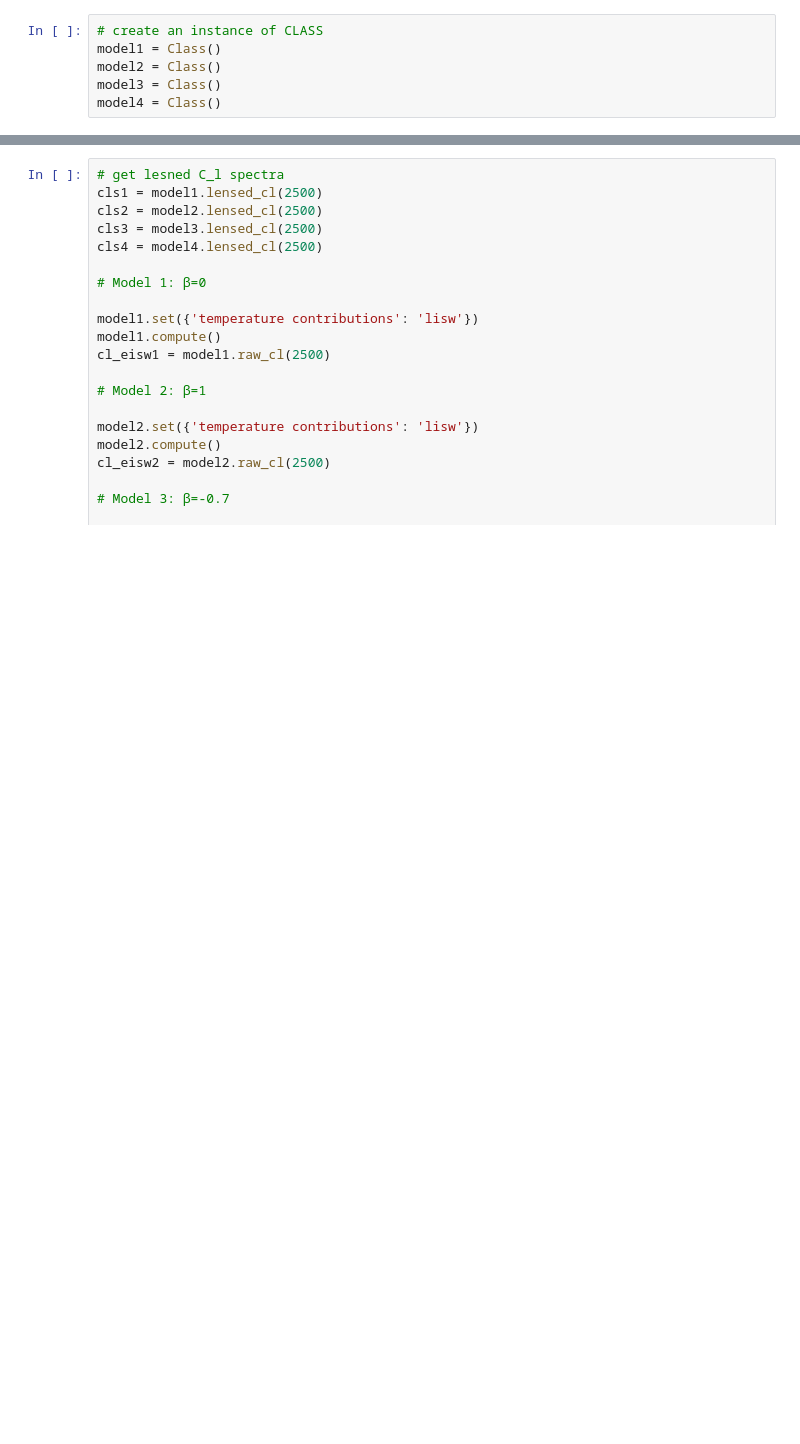
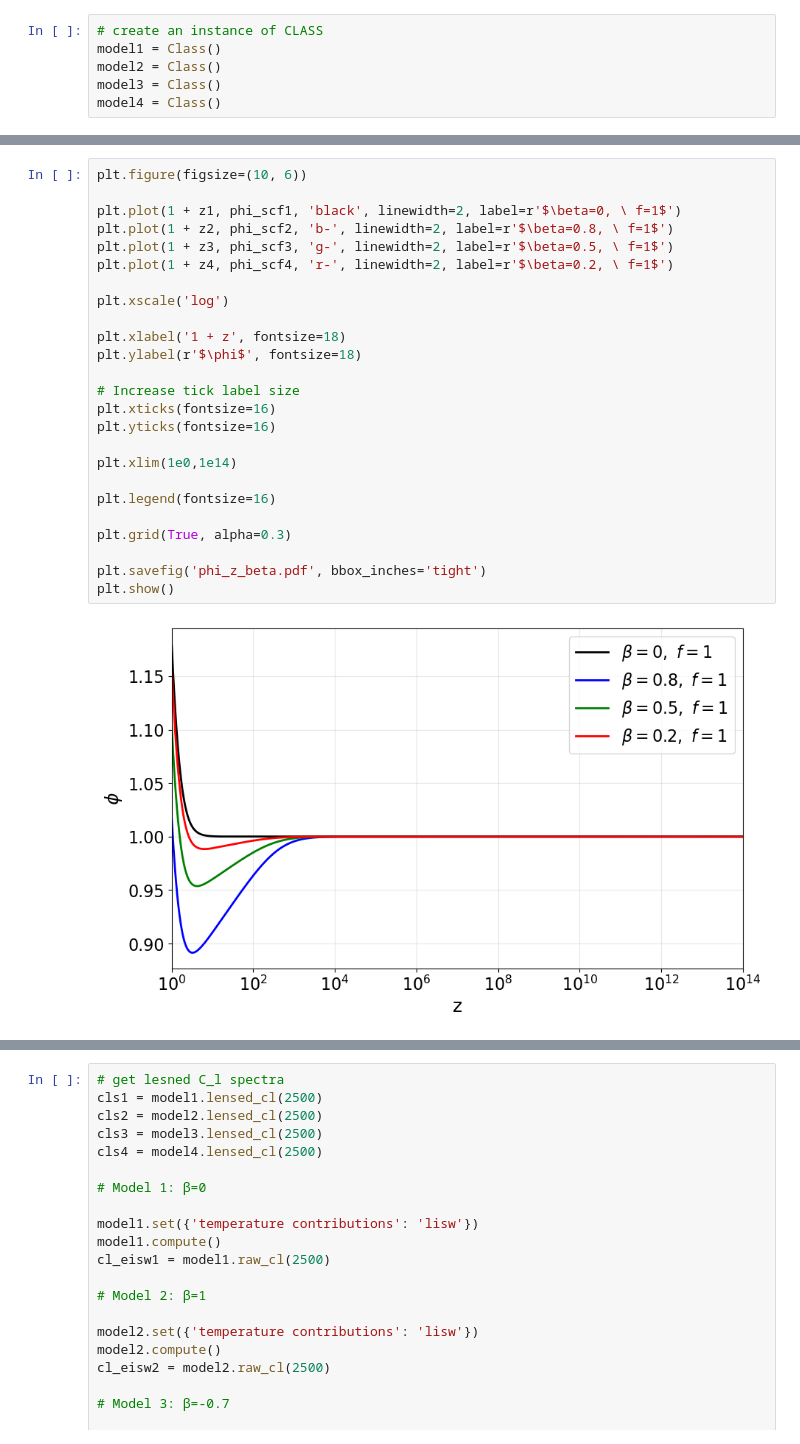
Before and after one commit to Gabriel-Rodrigues1/Class_MaVaN, a Jupyter notebook: class_mavan_pngb_phitoday/notebooks/class_mavan_plots_pngb.ipynb, the cells around one changed output, grey strips where cells are left out. Drawn from its saved outputs; the diff is of its cells as text; blank space fills up the shorter version.

```diff
--- a/class_mavan_pngb_phitoday/notebooks/class_mavan_plots_pngb.ipynb
+++ b/class_mavan_pngb_phitoday/notebooks/class_mavan_plots_pngb.ipynb
@@ -411,0 +428,27 @@ dict_keys(['z', 'proper time [Gyr]', 'conf. time [Mpc]', 'H [1/Mpc]', 'comov. di
+# %%
+plt.figure(figsize=(10, 6))
+
+plt.plot(1 + z1, phi_scf1, 'black', linewidth=2, label=r'$\beta=0, \ f=1$')
+plt.plot(1 + z2, phi_scf2, 'b-', linewidth=2, label=r'$\beta=0.8, \ f=1$')
+plt.plot(1 + z3, phi_scf3, 'g-', linewidth=2, label=r'$\beta=0.5, \ f=1$')
+plt.plot(1 + z4, phi_scf4, 'r-', linewidth=2, label=r'$\beta=0.2, \ f=1$')
+
+plt.xscale('log')
+
+plt.xlabel('1 + z', fontsize=18)
+plt.ylabel(r'$\phi$', fontsize=18)
+
+# Increase tick label size
+plt.xticks(fontsize=16)
+plt.yticks(fontsize=16)
+
+plt.xlim(1e0,1e14)
+
+plt.legend(fontsize=16)
+
+plt.grid(True, alpha=0.3)
+
+plt.savefig('phi_z_beta.pdf', bbox_inches='tight')
+plt.show()
+# %% [output]
+[figure, added]
```
Also changed, not shown: parts of 25 cells of this notebook, 18 other files.
